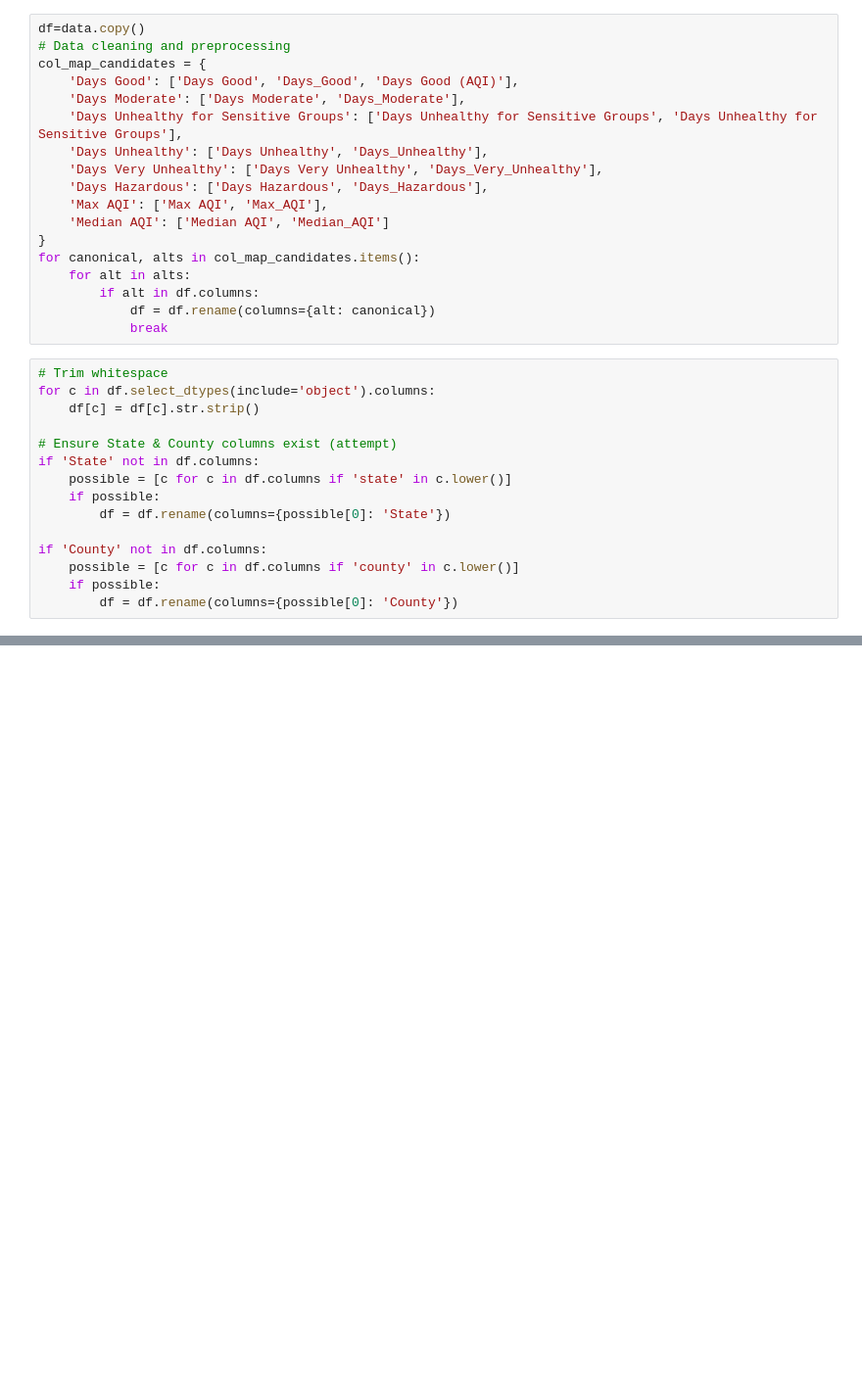
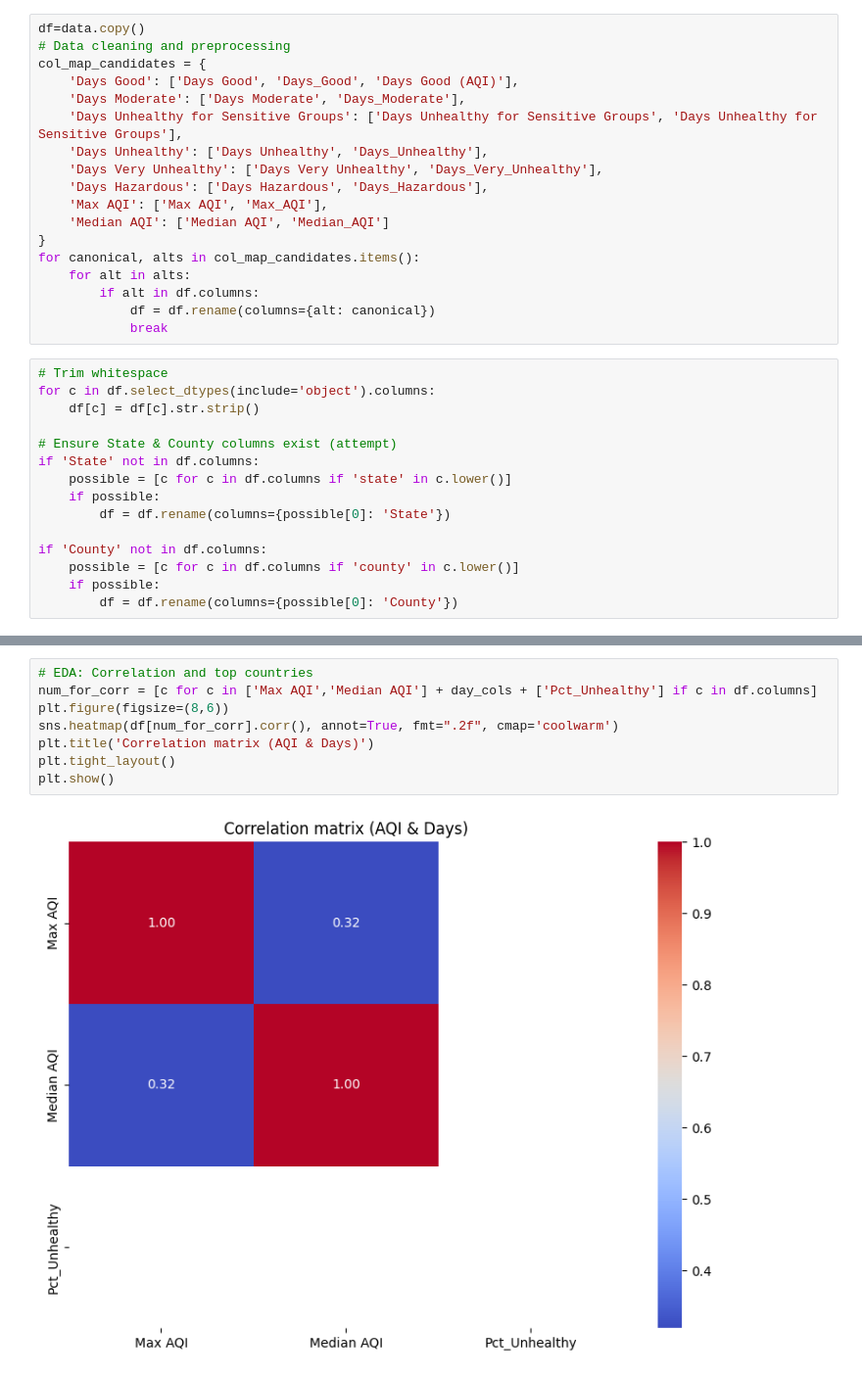
Before and after one commit to INDERJEET-KAUR-25/Air-Quality-Trend-Analysis-and-AQI-Prediction, a Jupyter notebook: data_preprocessing.ipynb, the cells around one changed output, grey strips where cells are left out. Shown at 98% size. Saved outputs shown, nothing was run; the diff lists cells and outputs as text; blank space fills up the shorter version.

```diff
--- a/data_preprocessing.ipynb
+++ b/data_preprocessing.ipynb
@@ -99,0 +153,10 @@ After canonicalization shape: (933, 18)
+# %%
+# EDA: Correlation and top countries
+num_for_corr = [c for c in ['Max AQI','Median AQI'] + day_cols + ['Pct_Unhealthy'] if c in df.columns]
+plt.figure(figsize=(8,6))
+sns.heatmap(df[num_for_corr].corr(), annot=True, fmt=".2f", cmap='coolwarm')
+plt.title('Correlation matrix (AQI & Days)')
+plt.tight_layout()
+plt.show()
+# %% [output]
+[figure, added]
```
Also changed, not shown: parts of 8 cells of this notebook.
